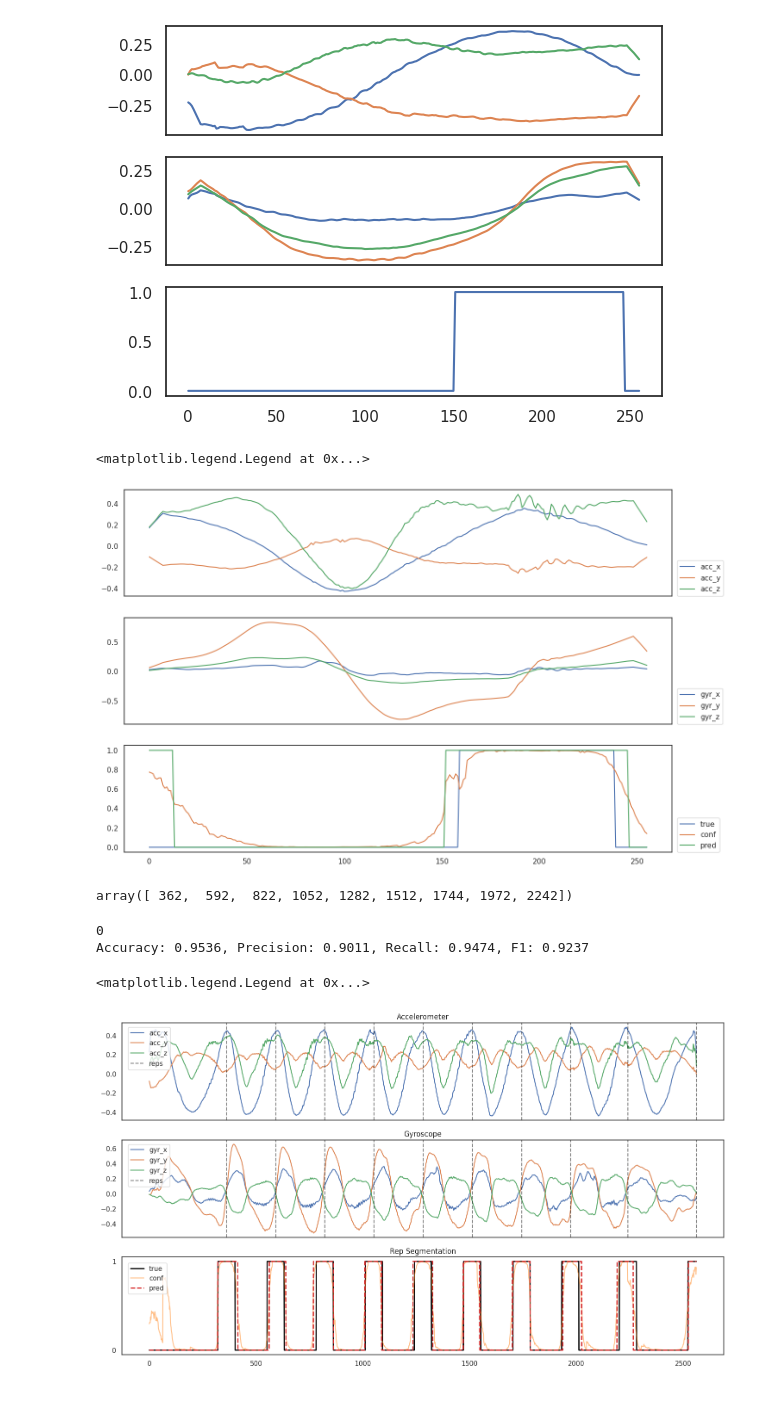
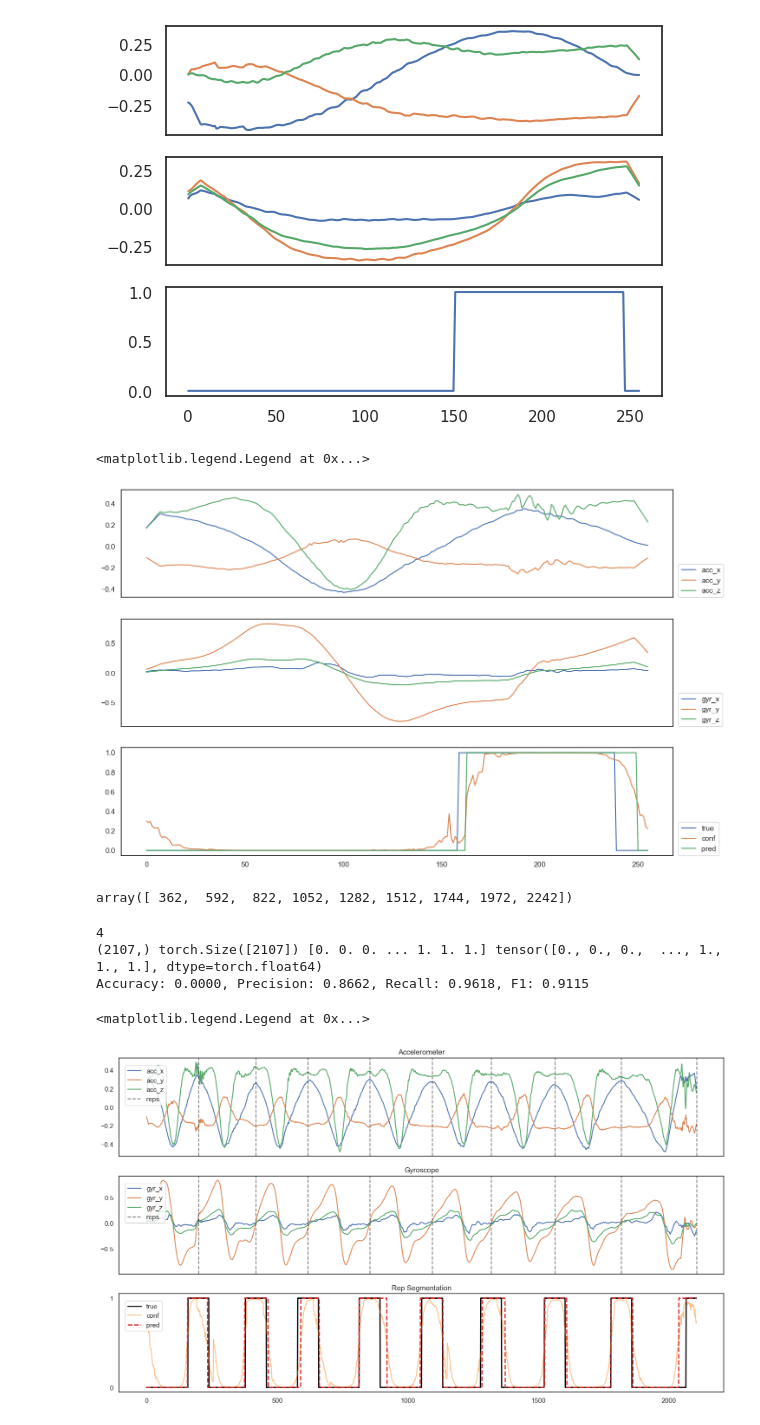
Before and after one commit to Musa-Azeem/AI-hypertrophy-coach, a Jupyter notebook: ml-notebooks/segmentation.ipynb, the cells around one changed output. Cells and saved outputs as stored; diff of their text form; code cells hidden in the pictures.

```diff
--- a/ml-notebooks/segmentation.ipynb
+++ b/ml-notebooks/segmentation.ipynb
@@ -696,10 +694,15 @@ config
  'best_f1_epoch': 35,
  'best_val_f1': 0.8364488099304099}
 # %%
-# weights, config = torch.load('../best_model-class-83_2.pth')
+device = 'cpu'
+weights, config = torch.load('../best_model-class_search3-56.pth', map_location=device)
 
-config = json.load(open('../logs/search256-3/56/config.json'))
-weights = torch.load('../logs/search256-3/56/best_model.pth')
+trainloader = DataLoader(train_dataset, batch_size=128, shuffle=True)
+valloader = DataLoader(val_dataset, batch_size=128, shuffle=False)
+criterion = SegmentationLoss(0.8)
+
+# config = json.load(open('../logs/search256-3/56/config.json'))
+# weights = torch.load('../logs/search256-3/56/best_model.pth')
 model = ConvNet(config).to(device)
 model.load_state_dict(weights)
 evaluate(model, valloader, trainloader)
@@ -764,7 +767,7 @@ axes[1].legend(loc=(1.01, 0))
 axes[2].legend(loc=(1.01, 0))
 # %% [output]
 <matplotlib.legend.Legend at 0x...>
-[figure, old version]
+[figure, new version]
 # %%
 np.where(np.diff(session.rir.values) < 0)[0]
 # %% [output]
@@ -799,13 +802,16 @@ def evaluate_session(session_id, interval):
     ypreds = ypreds[:len(session)]
     confs = confs[:len(session)]
 
-    accuracy = (ypreds == ys).sum() / len(ys)
+    print(ypreds.shape, ys.shape, ypreds, ys)
+
+    # accuracy = (ypreds == ys).sum() / len(ys)
+    accuracy = 0
     precision, recall, f1, _ = precision_recall_fscore_support(ys, ypreds, average='binary')
 
     return session, ys, ypreds, confs, accuracy, precision, recall, f1
 # %%
 interval = 64  # 0.64s
-session_id = val_ids[3]
+session_id = val_ids[0]
 print(session_id)
 
 session, ys, ypreds, confs, accuracy, precision, recall, f1 = evaluate_session(session_id, interval)
@@ -839,36 +845,37 @@ axes[0].plot(session['acc_z'].values, label='acc_z')
 axes[1].set_title('Gyroscope')
 axes[1].plot(session['gyr_x'].values, label='gyr_x')
 axes[1].plot(session['gyr_y'].values, label='gyr_y')
 axes[1].plot(session['gyr_z'].values, label='gyr_z')
 
 axes[2].set_title('Rep Segmentation')
 axes[2].plot(ys, label='true', linewidth=2, color='black')
 axes[2].plot(confs, label='conf', alpha=0.5, color='tab:orange')
 axes[2].plot(ypreds, label='pred', linestyle='--', linewidth=2, color='tab:red')
 axes[2].set_yticks([0,1])
 axes[2].set_yticklabels(['0','1'])
 
 
 
 # plt.suptitle(f'Rep Segmentation of a Full Set')
 # for start, end in zip(starts, ends):
 #     axes[1].axvline(start, color='red', linestyle='--')
 #     axes[1].axvline(end, color='purple', linestyle='--')
 
 for end_rep_marker in np.where(np.diff(session.rir.values) < 0)[0]:
     axes[0].axvline(end_rep_marker, color='black', linestyle='--', alpha=0.5)
     axes[1].axvline(end_rep_marker, color='black', linestyle='--', alpha=0.5)
 axes[0].axvline(len(session), color='black', linestyle='--', alpha=0.5, label='reps')
 axes[1].axvline(len(session), color='black', linestyle='--', alpha=0.5, label='reps')
 
 axes[0].legend(loc=(.01, .52))
 axes[1].legend(loc=(.01, .52))
 axes[2].legend(loc=(.01, .62))
 # %% [output]
-0
-Accuracy: 0.9536, Precision: 0.9011, Recall: 0.9474, F1: 0.9237
+4
+(2107,) torch.Size([2107]) [0. 0. 0. ... 1. 1. 1.] tensor([0., 0., 0.,  ..., 1., 1., 1.], dtype=torch.float64)
+Accuracy: 0.0000, Precision: 0.8662, Recall: 0.9618, F1: 0.9115
 <matplotlib.legend.Legend at 0x...>
-[figure, old version]
+[figure, new version]
 # %%
 precision, recall, f1, acc = [], [], [], []
 ypreds, ys = [], []
```
Also changed, not shown: parts of 7 cells of this notebook, 3 other files.
